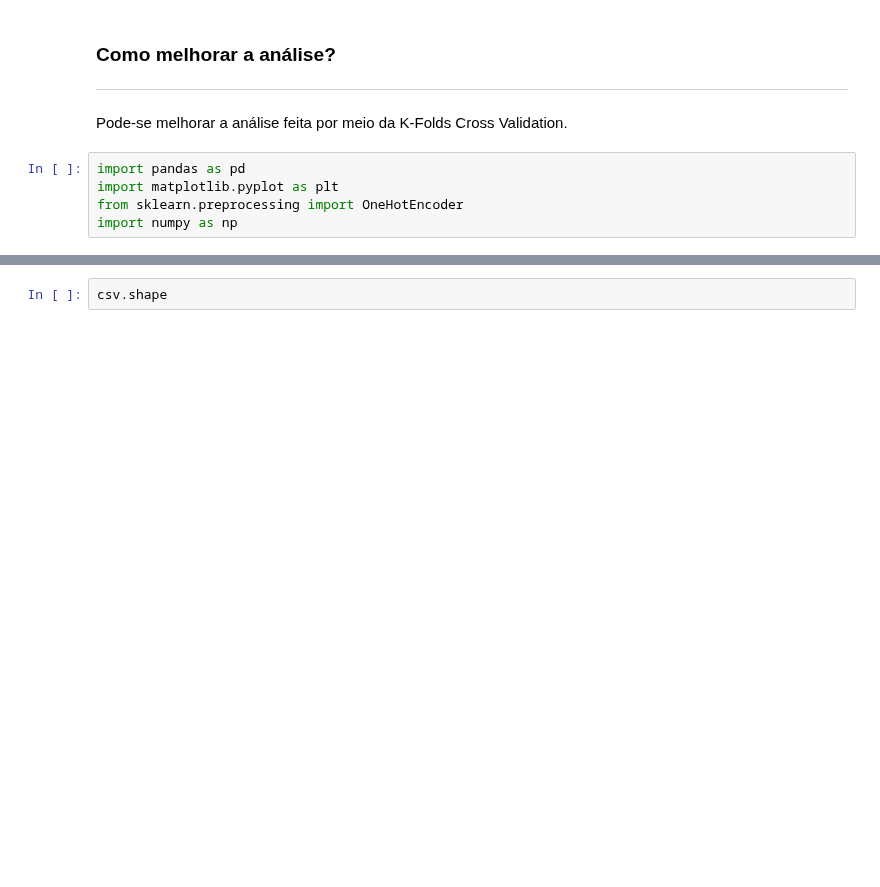
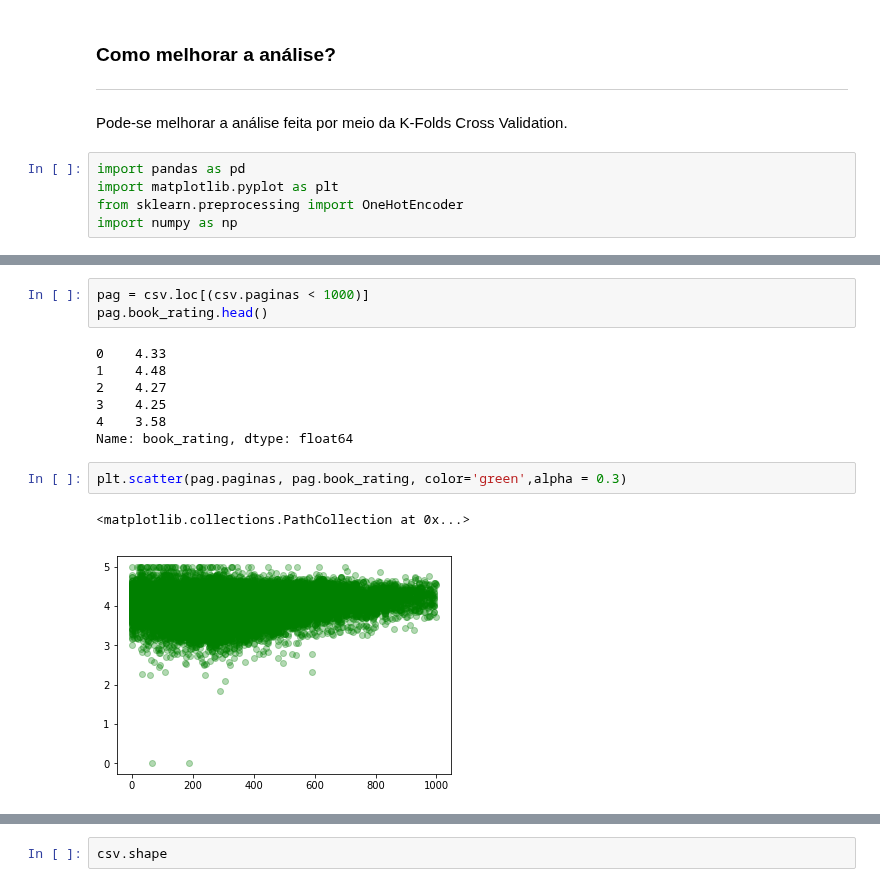
Before and after one commit to PedroHMenezes/PF_Book_rating, a Jupyter notebook: Books.ipynb, the cells around one changed output, grey strips where cells are left out. Cells and saved outputs as stored; diff of their text form; blank space fills up the shorter version.

```diff
--- a/Books.ipynb
+++ b/Books.ipynb
@@ -158,0 +193,15 @@ Name: genero, dtype: int64
+# %%
+pag = csv.loc[(csv.paginas < 1000)]
+pag.book_rating.head()
+# %% [output]
+0    4.33
+1    4.48
+2    4.27
+3    4.25
+4    3.58
+Name: book_rating, dtype: float64
+# %%
+plt.scatter(pag.paginas, pag.book_rating, color='green',alpha = 0.3)
+# %% [output]
+<matplotlib.collections.PathCollection at 0x...>
+[figure, added]
```
Also changed, not shown: parts of 32 cells of this notebook.
